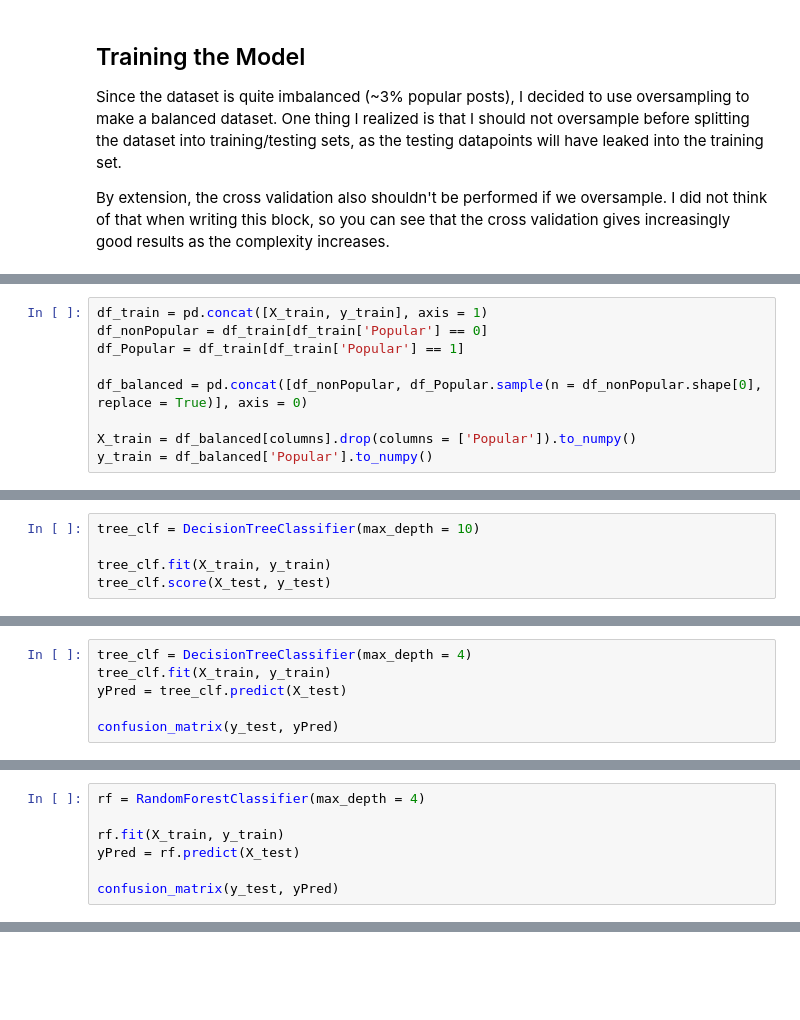
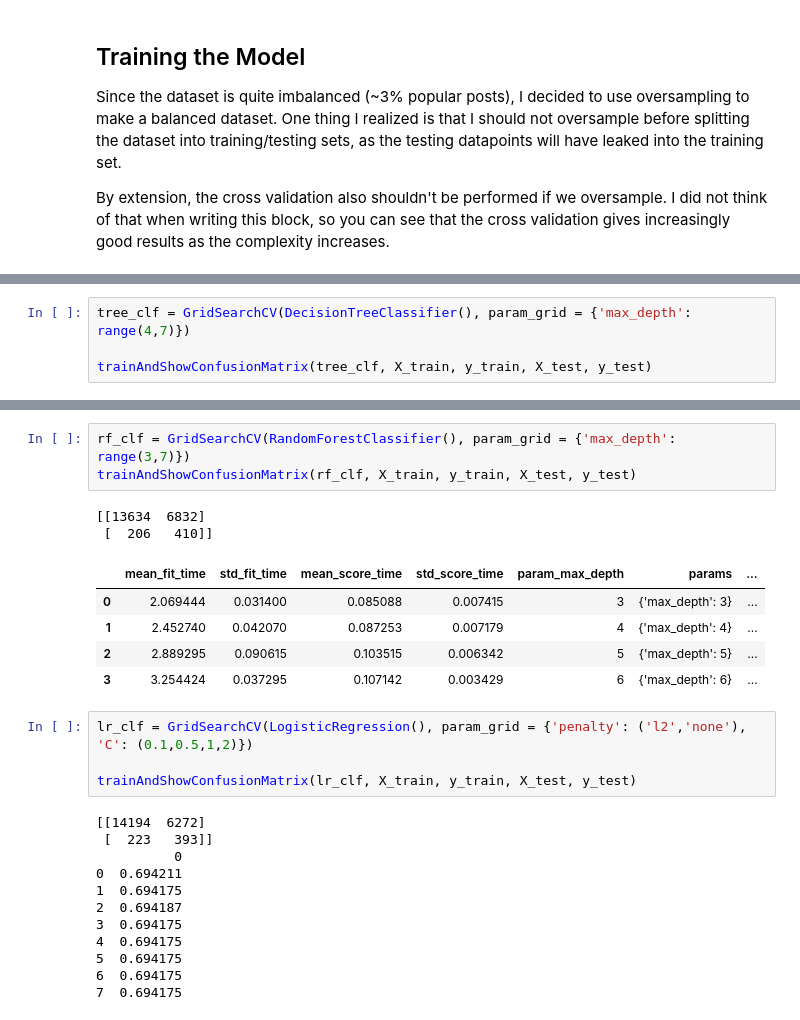
Before and after one commit to kungchinglin/erdos_bootcamp_2021, a Jupyter notebook: 03_predictive_models/First_model_0516_KC.ipynb, the cells around one changed output, grey strips where cells are left out. Cells and saved outputs as stored; diff of their text form; blank space fills up the shorter version.

Commit message:
Modularized the training process. Added in several training models.

```diff
--- a/03_predictive_models/First_model_0516_KC.ipynb
+++ b/03_predictive_models/First_model_0516_KC.ipynb
@@ -179,12 +162,3 @@ X = df_features.drop(columns = ['Popular'])
 y = df_model['Popular']
 
 X_train, X_test, y_train, y_test = train_test_split(X,y, test_size = 0.2, stratify = y)
-# %%
-df_train = pd.concat([X_train, y_train], axis = 1)
-df_nonPopular = df_train[df_train['Popular'] == 0]
-df_Popular = df_train[df_train['Popular'] == 1]
-
-df_balanced = pd.concat([df_nonPopular, df_Popular.sample(n = df_nonPopular.shape[0], replace = True)], axis = 0)
-
-X_train = df_balanced[columns].drop(columns = ['Popular']).to_numpy()
-y_train = df_balanced['Popular'].to_numpy()
@@ -197,6 +231,5 @@ X_train.shape
 # %%
-tree_clf = DecisionTreeClassifier(max_depth = 10)
+tree_clf = GridSearchCV(DecisionTreeClassifier(), param_grid = {'max_depth': range(4,7)})
 
-tree_clf.fit(X_train, y_train)
-tree_clf.score(X_test, y_test)
+trainAndShowConfusionMatrix(tree_clf, X_train, y_train, X_test, y_test)
 # %% [output]
@@ -242,6 +241,0 @@ plt.plot(depths, np.mean(CV, axis = 0))
-# %%
-tree_clf = DecisionTreeClassifier(max_depth = 4)
-tree_clf.fit(X_train, y_train)
-yPred = tree_clf.predict(X_test)
-
-confusion_matrix(y_test, yPred)
@@ -253,7 +241,0 @@ from sklearn.ensemble import RandomForestClassifier
-# %%
-rf = RandomForestClassifier(max_depth = 4)
-
-rf.fit(X_train, y_train)
-yPred = rf.predict(X_test)
-
-confusion_matrix(y_test, yPred)
@@ -282,0 +242,27 @@ score_df.sort_values('importance_score',ascending=False)
+# %%
+rf_clf = GridSearchCV(RandomForestClassifier(), param_grid = {'max_depth': range(3,7)})
+trainAndShowConfusionMatrix(rf_clf, X_train, y_train, X_test, y_test)
+# %% [output]
+[[13634  6832]
+ [  206   410]]
+|  | mean_fit_time | std_fit_time | mean_score_time | std_score_time | param_max_depth | params | ... |
+| 0 | 2.069444 | 0.031400 | 0.085088 | 0.007415 | 3 | {'max_depth': 3} | ... |
+| 1 | 2.452740 | 0.042070 | 0.087253 | 0.007179 | 4 | {'max_depth': 4} | ... |
+| 2 | 2.889295 | 0.090615 | 0.103515 | 0.006342 | 5 | {'max_depth': 5} | ... |
+| 3 | 3.254424 | 0.037295 | 0.107142 | 0.003429 | 6 | {'max_depth': 6} | ... |
+# %%
+lr_clf = GridSearchCV(LogisticRegression(), param_grid = {'penalty': ('l2','none'), 'C': (0.1,0.5,1,2)})
+
+trainAndShowConfusionMatrix(lr_clf, X_train, y_train, X_test, y_test)
+# %% [output]
+[[14194  6272]
+ [  223   393]]
+          0
+0  0.694211
+1  0.694175
+2  0.694187
+3  0.694175
+4  0.694175
+5  0.694175
+6  0.694175
+7  0.694175
```
Also changed, not shown: parts of 27 cells of this notebook.
